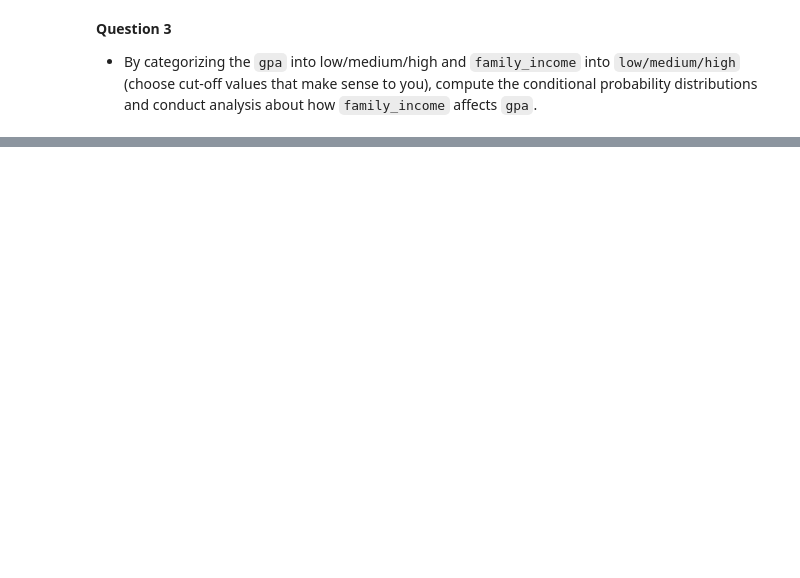
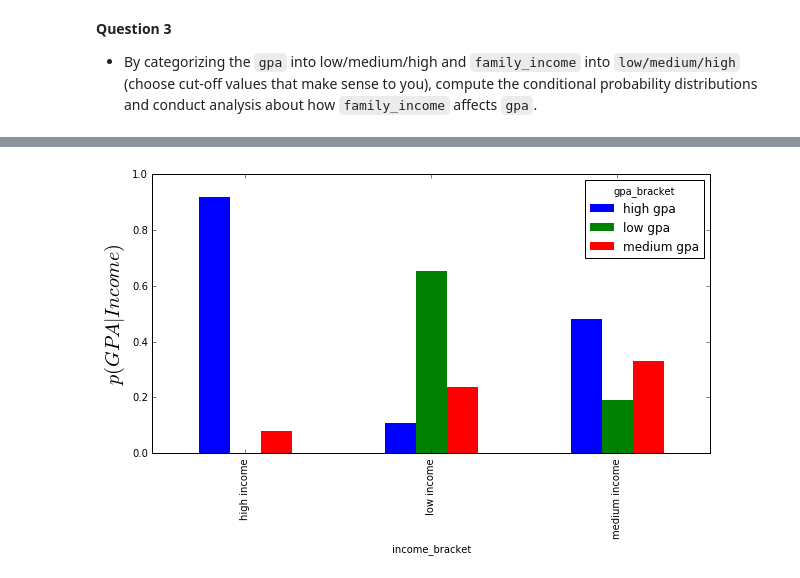
Before and after one commit to vsquared10/DSCI6002-student, a Jupyter notebook: week3/3-4_Joint/DSCI6002-3.4-Lab-Copy1.ipynb, the cells around one changed output, grey strips where cells are left out. Drawn from its saved outputs; the diff is of its cells as text; code cells hidden in the pictures; blank space fills up the shorter version.

```diff
--- a/week3/3-4_Joint/DSCI6002-3.4-Lab-Copy1.ipynb
+++ b/week3/3-4_Joint/DSCI6002-3.4-Lab-Copy1.ipynb
@@ -317,0 +545,20 @@ We can conclude:
+# %%
+"""Calculate row-sums."""
+
+admissions_counts = pd.crosstab(admissions.income_bracket,admissions.gpa_bracket).apply(lambda x: x, axis=1)
+
+high_income_row_sum = float(admissions_counts[admissions_counts.index=='high income'].sum(axis=1))
+medium_income_row_sum = float(admissions_counts[admissions_counts.index=='medium income'].sum(axis=1))
+low_income_row_sum = float(admissions_counts[admissions_counts.index=='low income'].sum(axis=1))
+# %%
+"""Create conditional probability dataframe by dividing intersection count by the row-sum's
+calculated above."""
+
+admissions_conditional = admissions_counts.copy()
+
+admissions_conditional.ix['high income'] = admissions_conditional.ix['high income'] / high_income_row_sum
+admissions_conditional.ix['medium income'] = admissions_conditional.ix['medium income'] / medium_income_row_sum
+admissions_conditional.ix['low income'] = admissions_conditional.ix['low income'] / low_income_row_sum
+
+print("Conditional Probabilities")
+admissions_conditional
@@ -317,0 +572,7 @@ We can conclude:
+# %%
+"""Plot the conditional probabilities."""
+
+admissions_conditional.plot(kind='bar', edgecolor='None', figsize=(10, 5))
+ylabel('$p(GPA | Income)$', fontsize=20);
+# %% [output]
+[figure, added]
```
Also changed, not shown: parts of 27 cells of this notebook, 7 other files.
